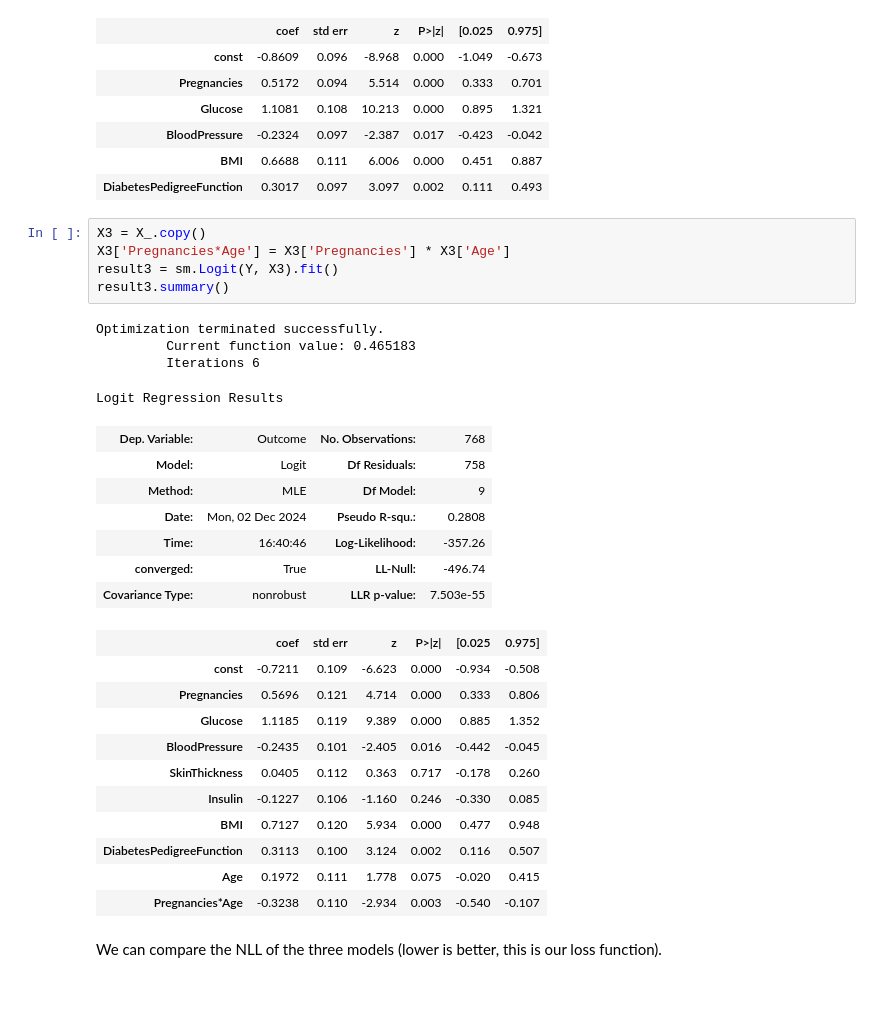
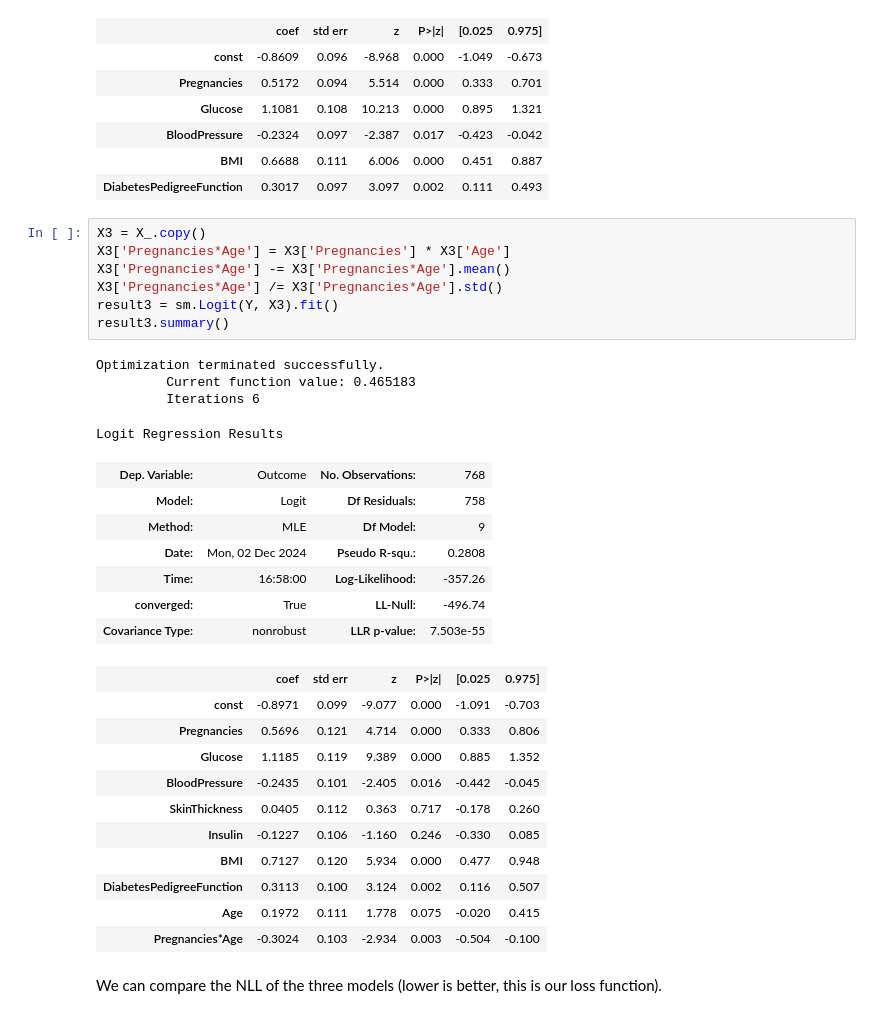
Before and after one commit to yoavram/ProbML, a Jupyter notebook: sessions/logistic_regression.ipynb, the cells around one changed output. Drawn from its saved outputs; the diff is of its cells as text.

```diff
--- a/sessions/logistic_regression.ipynb
+++ b/sessions/logistic_regression.ipynb
@@ -464,34 +464,36 @@ Logit Regression Results
 | BloodPressure | -0.2324 | 0.097 | -2.387 | 0.017 | -0.423 | -0.042 |
 | BMI | 0.6688 | 0.111 | 6.006 | 0.000 | 0.451 | 0.887 |
 | DiabetesPedigreeFunction | 0.3017 | 0.097 | 3.097 | 0.002 | 0.111 | 0.493 |
-# %%
-X3 = X_.copy()
-X3['Pregnancies*Age'] = X3['Pregnancies'] * X3['Age']
-result3 = sm.Logit(Y, X3).fit()
-result3.summary()
-# %% [output]
-Optimization terminated successfully.
-         Current function value: 0.465183
-         Iterations 6
-Logit Regression Results
-| Dep. Variable: | Outcome | No. Observations: | 768 |
-| Model: | Logit | Df Residuals: | 758 |
-| Method: | MLE | Df Model: | 9 |
-| Date: | Mon, 02 Dec 2024 | Pseudo R-squ.: | 0.2808 |
-| Time: | 16:40:46 | Log-Likelihood: | -357.26 |
-| converged: | True | LL-Null: | -496.74 |
-| Covariance Type: | nonrobust | LLR p-value: | 7.503e-55 |
-|  | coef | std err | z | P>|z| | [0.025 | 0.975] |
-| const | -0.7211 | 0.109 | -6.623 | 0.000 | -0.934 | -0.508 |
-| Pregnancies | 0.5696 | 0.121 | 4.714 | 0.000 | 0.333 | 0.806 |
-| Glucose | 1.1185 | 0.119 | 9.389 | 0.000 | 0.885 | 1.352 |
-| BloodPressure | -0.2435 | 0.101 | -2.405 | 0.016 | -0.442 | -0.045 |
-| SkinThickness | 0.0405 | 0.112 | 0.363 | 0.717 | -0.178 | 0.260 |
-| Insulin | -0.1227 | 0.106 | -1.160 | 0.246 | -0.330 | 0.085 |
-| BMI | 0.7127 | 0.120 | 5.934 | 0.000 | 0.477 | 0.948 |
-| DiabetesPedigreeFunction | 0.3113 | 0.100 | 3.124 | 0.002 | 0.116 | 0.507 |
-| Age | 0.1972 | 0.111 | 1.778 | 0.075 | -0.020 | 0.415 |
-| Pregnancies*Age | -0.3238 | 0.110 | -2.934 | 0.003 | -0.540 | -0.107 |
+# %%
+X3 = X_.copy()
+X3['Pregnancies*Age'] = X3['Pregnancies'] * X3['Age']
+X3['Pregnancies*Age'] -= X3['Pregnancies*Age'].mean()
+X3['Pregnancies*Age'] /= X3['Pregnancies*Age'].std()
+result3 = sm.Logit(Y, X3).fit()
+result3.summary()
+# %% [output]
+Optimization terminated successfully.
+         Current function value: 0.465183
+         Iterations 6
+Logit Regression Results
+| Dep. Variable: | Outcome | No. Observations: | 768 |
+| Model: | Logit | Df Residuals: | 758 |
+| Method: | MLE | Df Model: | 9 |
+| Date: | Mon, 02 Dec 2024 | Pseudo R-squ.: | 0.2808 |
+| Time: | 16:58:00 | Log-Likelihood: | -357.26 |
+| converged: | True | LL-Null: | -496.74 |
+| Covariance Type: | nonrobust | LLR p-value: | 7.503e-55 |
+|  | coef | std err | z | P>|z| | [0.025 | 0.975] |
+| const | -0.8971 | 0.099 | -9.077 | 0.000 | -1.091 | -0.703 |
+| Pregnancies | 0.5696 | 0.121 | 4.714 | 0.000 | 0.333 | 0.806 |
+| Glucose | 1.1185 | 0.119 | 9.389 | 0.000 | 0.885 | 1.352 |
+| BloodPressure | -0.2435 | 0.101 | -2.405 | 0.016 | -0.442 | -0.045 |
+| SkinThickness | 0.0405 | 0.112 | 0.363 | 0.717 | -0.178 | 0.260 |
+| Insulin | -0.1227 | 0.106 | -1.160 | 0.246 | -0.330 | 0.085 |
+| BMI | 0.7127 | 0.120 | 5.934 | 0.000 | 0.477 | 0.948 |
+| DiabetesPedigreeFunction | 0.3113 | 0.100 | 3.124 | 0.002 | 0.116 | 0.507 |
+| Age | 0.1972 | 0.111 | 1.778 | 0.075 | -0.020 | 0.415 |
+| Pregnancies*Age | -0.3024 | 0.103 | -2.934 | 0.003 | -0.504 | -0.100 |
 # %% [markdown]
 We can compare the NLL of the three models (lower is better, this is our loss function).
 # %%
```
Also changed, not shown: 3 other files.
